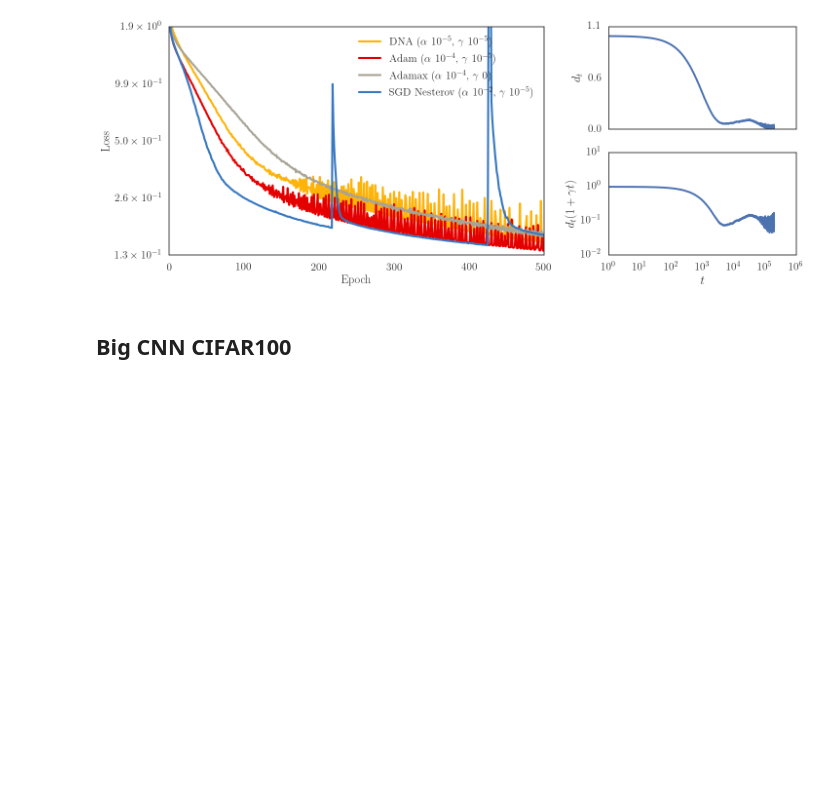
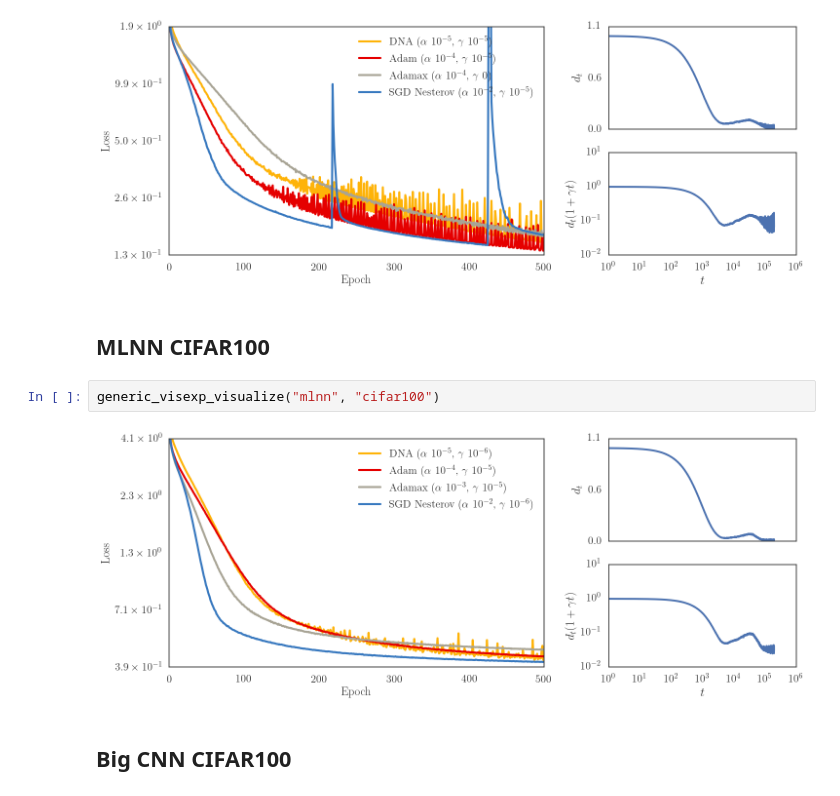
Before and after one commit to jayanthkoushik/sgd-feedback, a Jupyter notebook: src/compare_opts.ipynb, the cells around one changed output. Cells and saved outputs as stored; diff of their text form; blank space fills up the shorter version.

```diff
--- a/src/compare_opts.ipynb
+++ b/src/compare_opts.ipynb
@@ -201,6 +207,12 @@ generic_visexp_visualize("mlnn", "mnist", (.027, .031))
 generic_visexp_visualize("mlnn", "cifar10")
 # %% [output]
 [figure]
+# %% [markdown]
+## MLNN CIFAR100
+# %%
+generic_visexp_visualize("mlnn", "cifar100")
+# %% [output]
+[figure, added]
 # %% [markdown]
 ## Big CNN CIFAR100
 # %%
```
Also changed, not shown: parts of 2 cells of this notebook, 6 other files.
